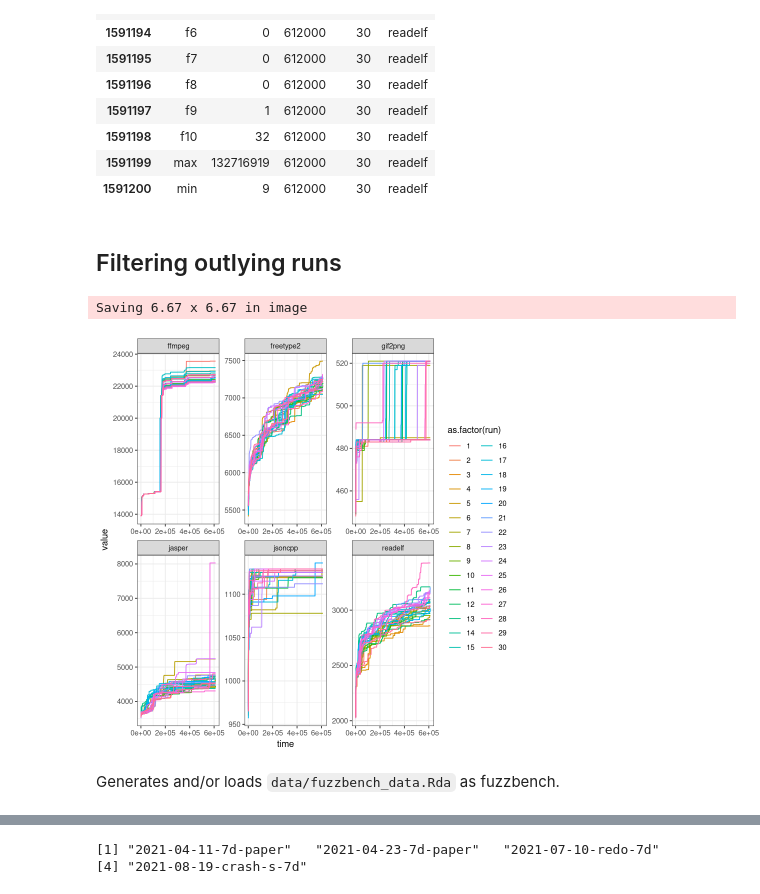
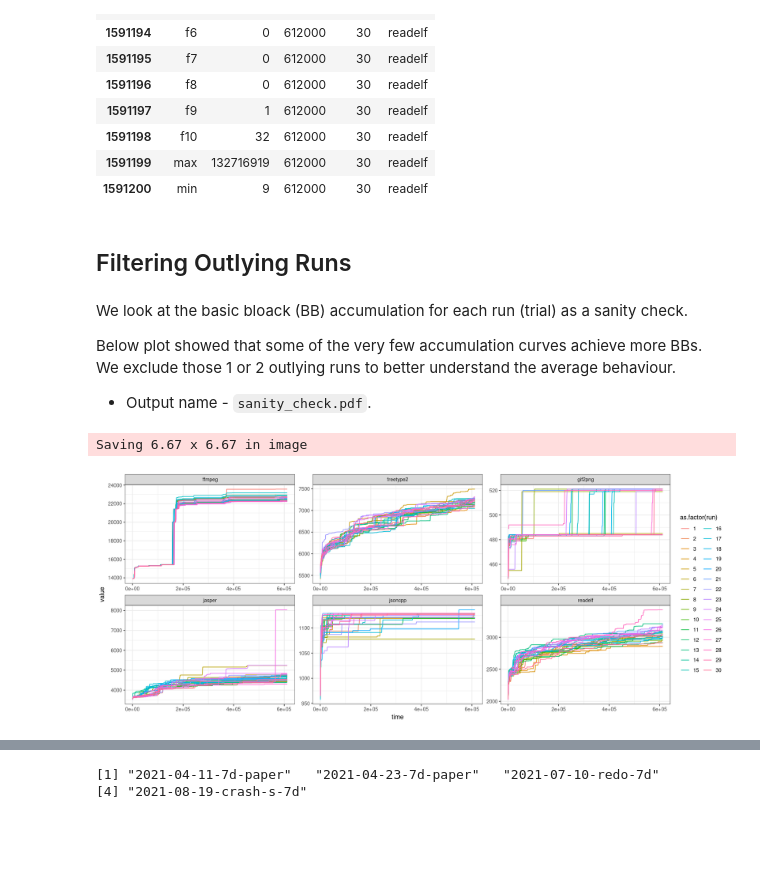
Before and after one commit to dliyanage/false_peaks_experiments, a Jupyter notebook: scripts/analysis.ipynb, the cells around one changed output, grey strips where cells are left out. Saved outputs shown, nothing was run; the diff lists cells and outputs as text; code cells hidden in the pictures; blank space fills up the shorter version.

````diff
--- a/scripts/analysis.ipynb
+++ b/scripts/analysis.ipynb
@@ -148,21 +156,27 @@ A data.frame: 10 × 5
 | 1591199 | max | 132716919 | 612000 | 30 | readelf |
 | 1591200 | min | 9 | 612000 | 30 | readelf |
 # %% [markdown]
-## Filtering outlying runs
+## Filtering Outlying Runs
+# %% [markdown]
+We look at the basic bloack (BB) accumulation for each run (trial) as a sanity check.
+
+Below plot showed that some of the very few accumulation curves achieve more BBs. We exclude those 1 or 2 outlying runs to better understand the average behaviour.
+
+* Output name - ```sanity_check.pdf```.
 # %%
 # Trial wise species accumulation
+options(repr.plot.width = 15, repr.plot.height = 6)
 fuzztastic %>% filter(type=="Sn") %>%
 ggplot() +
 geom_line(aes(time,value, color=as.factor(run))) +
 facet_wrap(~subject, scale="free")
 
-ggsave(file="../figures/check.pdf")
+# Save plot
+ggsave(file="../figures/sanity_check.pdf")
 # %% [output]
 Saving 6.67 x 6.67 in image
-[figure, old version]
+[figure, new version]
 # %%
 # Filter out outlying runs
 exclude_runs = unique((fuzztastic %>% filter(subject=="jasper" & type=="Sn" & value>5000))$run)
 fuzztastic = fuzztastic %>% filter(!(subject=="jasper" & run %in% exclude_runs))
-# %% [markdown]
-Generates and/or loads `data/fuzzbench_data.Rda` as fuzzbench.
````
Also changed, not shown: parts of 43 cells of this notebook.
